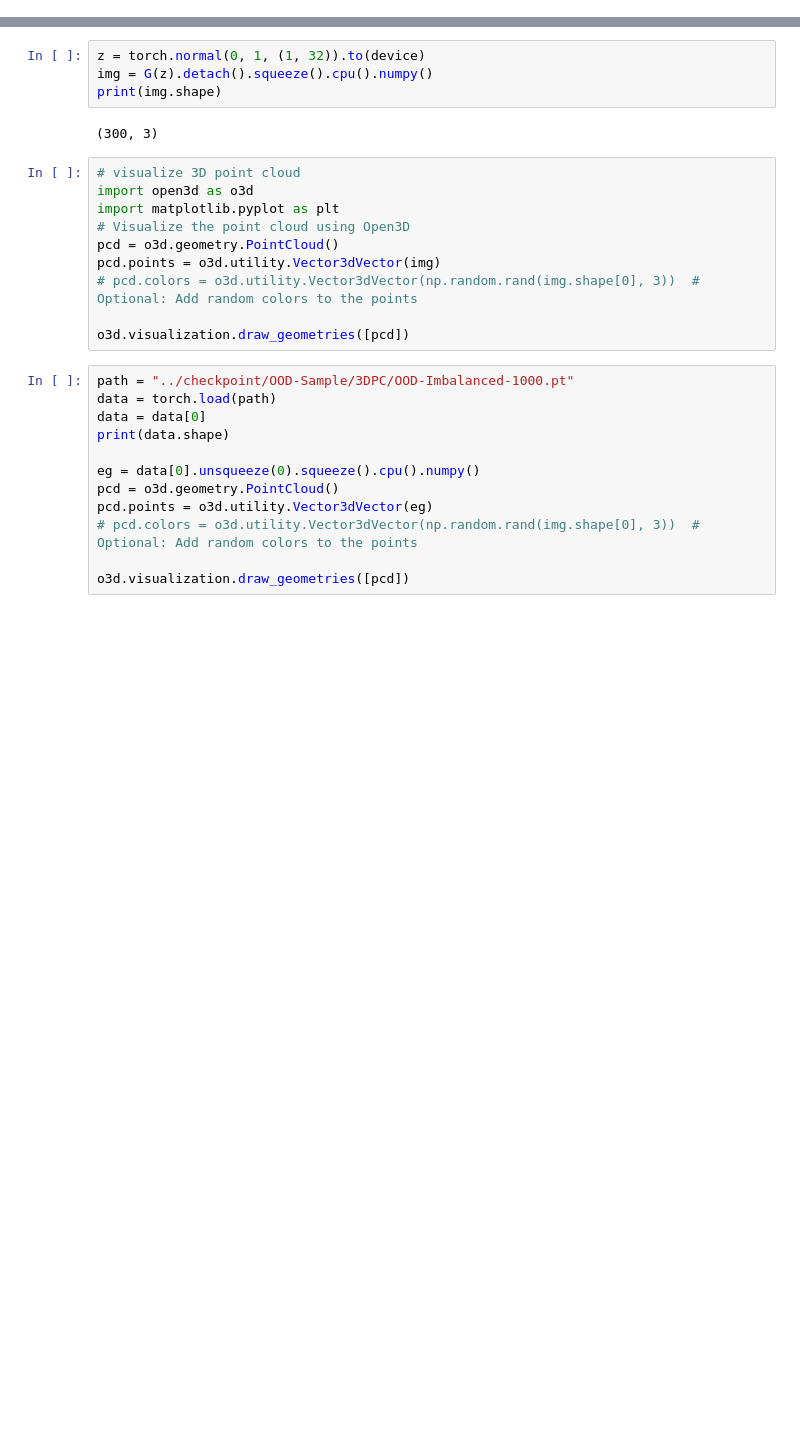
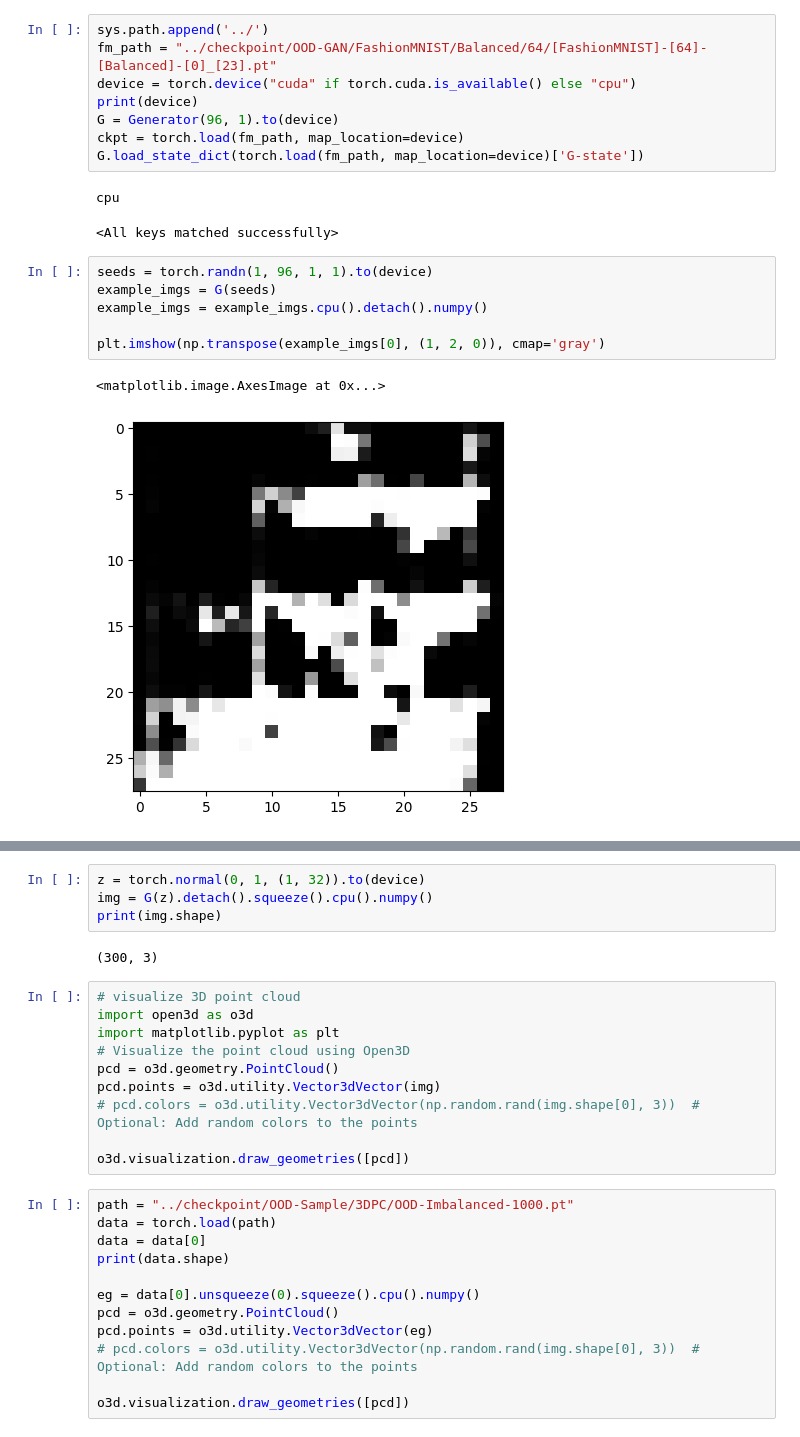
Before and after one commit to Xiaoyang-Song/Out-of-Distribution-GANs, a Jupyter notebook: Notebooks/3dpc.ipynb, the cells around one changed output, grey strips where cells are left out. Saved outputs shown, nothing was run; the diff lists cells and outputs as text; blank space fills up the shorter version.

```diff
--- a/Notebooks/3dpc.ipynb
+++ b/Notebooks/3dpc.ipynb
@@ -15,0 +18,20 @@ import yaml
+# %%
+sys.path.append('../')
+fm_path = "../checkpoint/OOD-GAN/FashionMNIST/Balanced/64/[FashionMNIST]-[64]-[Balanced]-[0]_[23].pt"
+device = torch.device("cuda" if torch.cuda.is_available() else "cpu")
+print(device)
+G = Generator(96, 1).to(device)
+ckpt = torch.load(fm_path, map_location=device)
+G.load_state_dict(torch.load(fm_path, map_location=device)['G-state'])
+# %% [output]
+cpu
+<All keys matched successfully>
+# %%
+seeds = torch.randn(1, 96, 1, 1).to(device)
+example_imgs = G(seeds)
+example_imgs = example_imgs.cpu().detach().numpy()
+
+plt.imshow(np.transpose(example_imgs[0], (1, 2, 0)), cmap='gray')
+# %% [output]
+<matplotlib.image.AxesImage at 0x...>
+[figure, added]
```
Also changed, not shown: parts of 4 cells of this notebook, 24 other files.
